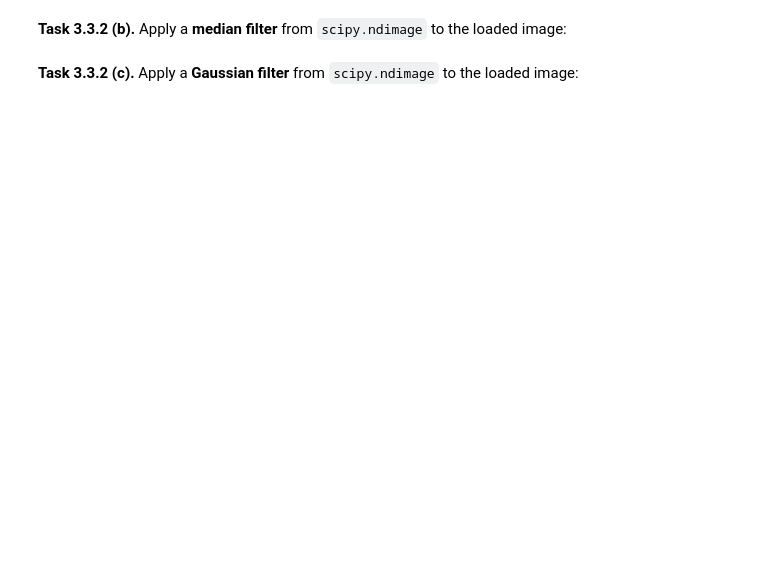
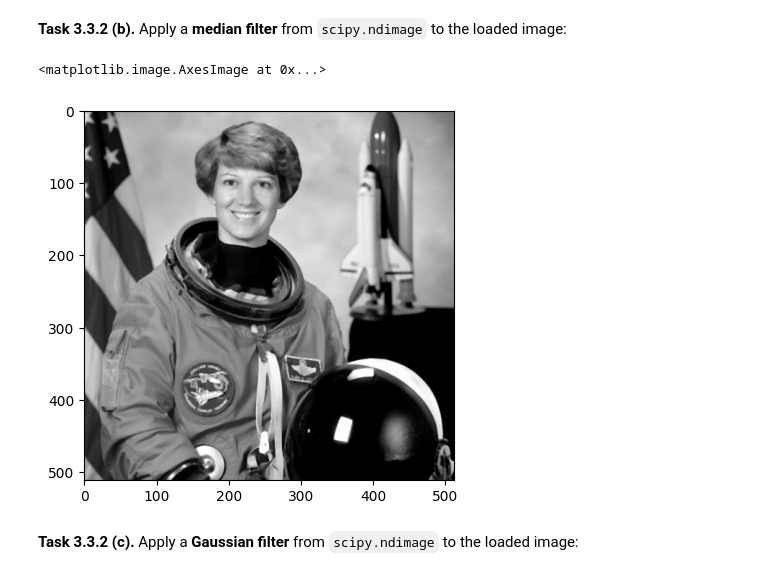
Before and after one commit to Panke03/mobi-fs3-python, a Jupyter notebook: task3.ipynb, the cells around one changed output. Saved outputs shown, nothing was run; the diff lists cells and outputs as text; code cells hidden in the pictures; blank space fills up the shorter version.

```diff
--- a/task3.ipynb
+++ b/task3.ipynb
@@ -147,4 +148,11 @@ NameError: name 'size' is not defined
 # %% [markdown]
 **<a id="#">Task 3.3.2 (b).</a>** Apply a **median filter** from `scipy.ndimage` to the loaded image:
+# %%
+median_filter = scipy.ndimage.median_filter(img, 3)
+
+plt.imshow(median_filter, "gray")
+# %% [output]
+<matplotlib.image.AxesImage at 0x...>
+[figure, added]
 # %% [markdown]
 **<a id="#">Task 3.3.2 (c).</a>** Apply a **Gaussian filter** from `scipy.ndimage` to the loaded image:
```
Also changed, not shown: parts of 7 cells of this notebook.
